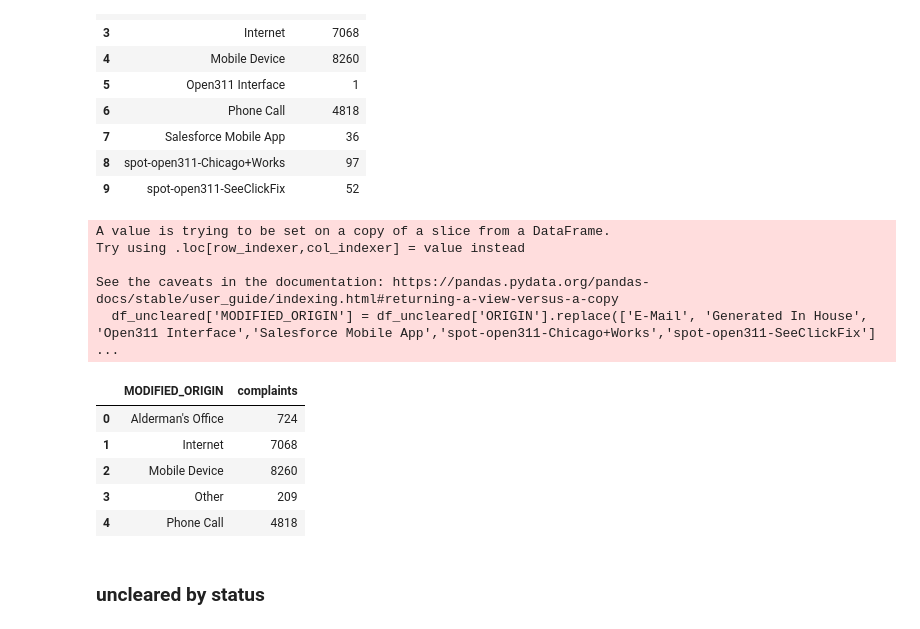
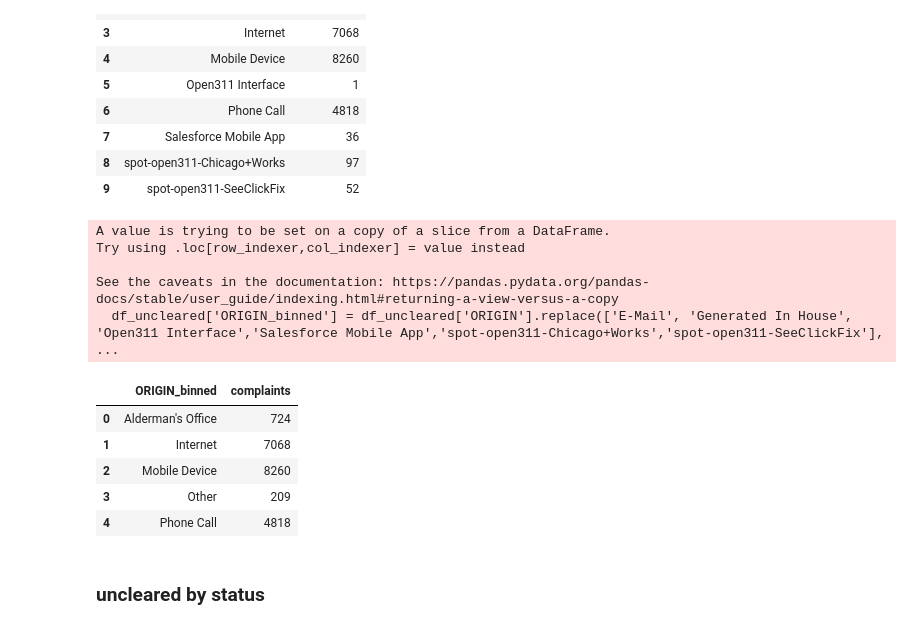
Before and after one commit to reliablerascal/snow-clearance, a Jupyter notebook: notebooks/02-summarize-311-snow-complaints-by-community.ipynb, the cells around one changed output. Saved outputs shown, nothing was run; the diff lists cells and outputs as text; code cells hidden in the pictures.

```diff
--- a/notebooks/02-summarize-snow-violations-by-community.ipynb
+++ b/notebooks/02-summarize-311-snow-complaints-by-community.ipynb
@@ -128,6 +139,6 @@ df_community_summary.to_csv("../results/311_community_by_type.csv", index=False)
 # %%
-# remove incomplete seasons, 2018-2019 and 2023-2024
-df_uncleared = df[(df['SR_SHORT_CODE']=='SWSNOREM') & (df['season'].isin(['2019-2020','2020-2021','2021-2022','2022-2023']))]
+# filter to include only uncleared sidewalks
+df_uncleared = df[(df['SR_SHORT_CODE']=='SWSNOREM')]
 len(df_uncleared)
 # %% [output]
 21079
@@ -161,18 +172,18 @@ df_by_type
 | 9 | spot-open311-SeeClickFix | 52 |
 # %%
 # consolidate other
-df_uncleared['MODIFIED_ORIGIN'] = df_uncleared['ORIGIN'].replace(['E-Mail', 'Generated In House', 'Open311 Interface','Salesforce Mobile App','spot-open311-Chicago+Works','spot-open311-SeeClickFix'], 'Other')
+df_uncleared['ORIGIN_binned'] = df_uncleared['ORIGIN'].replace(['E-Mail', 'Generated In House', 'Open311 Interface','Salesforce Mobile App','spot-open311-Chicago+Works','spot-open311-SeeClickFix'], 'Other')
 # %% [output]
 A value is trying to be set on a copy of a slice from a DataFrame.
 Try using .loc[row_indexer,col_indexer] = value instead
 
 See the caveats in the documentation: https://pandas.pydata.org/pandas-docs/stable/user_guide/indexing.html#returning-a-view-versus-a-copy
-  df_uncleared['MODIFIED_ORIGIN'] = df_uncleared['ORIGIN'].replace(['E-Mail', 'Generated In House', 'Open311 Interface','Salesforce Mobile App','spot-open311-Chicago+Works','spot-open311-SeeClickFix'] ...
+  df_uncleared['ORIGIN_binned'] = df_uncleared['ORIGIN'].replace(['E-Mail', 'Generated In House', 'Open311 Interface','Salesforce Mobile App','spot-open311-Chicago+Works','spot-open311-SeeClickFix'],  ...
 # %%
-df_by_type = df_uncleared.groupby('MODIFIED_ORIGIN').agg(complaints=('SR_NUMBER','count')).reset_index()
+df_by_type = df_uncleared.groupby('ORIGIN_binned').agg(complaints=('SR_NUMBER','count')).reset_index()
 df_by_type
 # %% [output]
-|  | MODIFIED_ORIGIN | complaints |
+|  | ORIGIN_binned | complaints |
 | 0 | Alderman's Office | 724 |
 | 1 | Internet | 7068 |
 | 2 | Mobile Device | 8260 |
```
Also changed, not shown: parts of 11 cells of this notebook, 21 other files.
